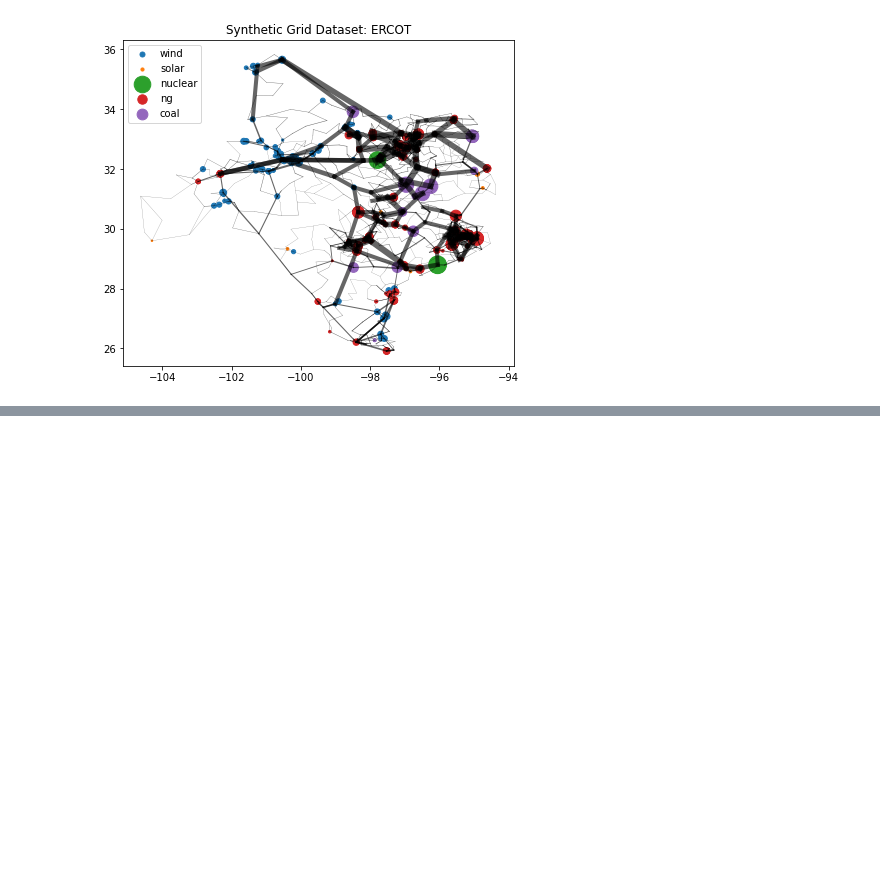
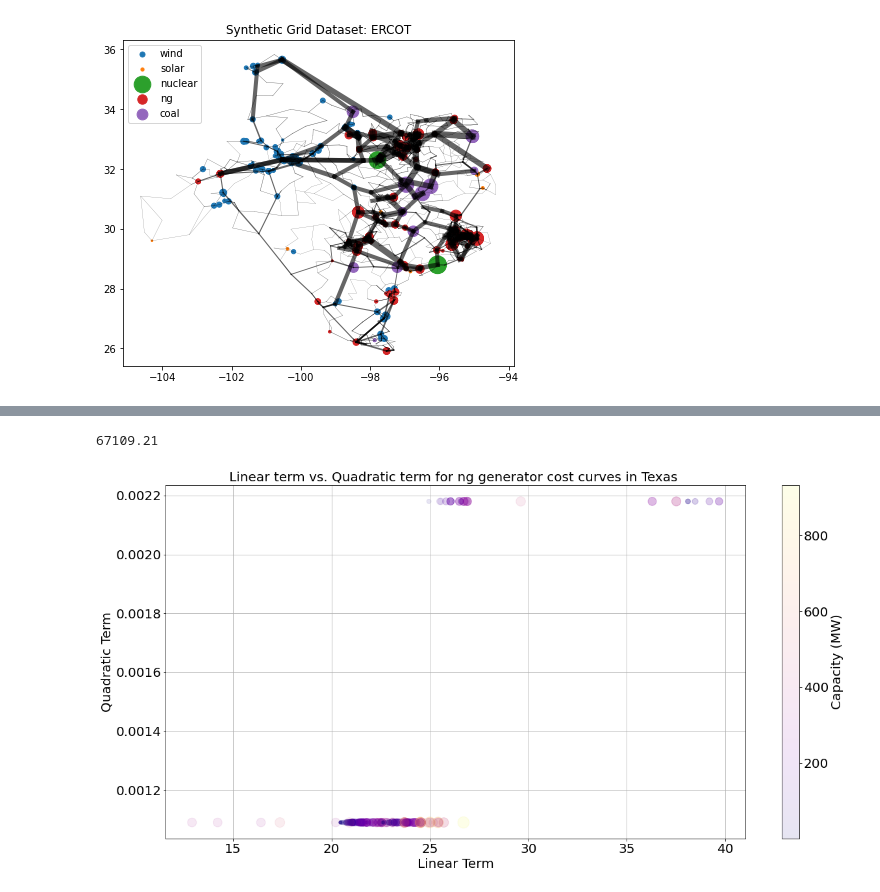
Before and after one commit to vineetjnair9/Dynamic-line-ratings-grid, a Jupyter notebook: DLR project.ipynb, the cells around one changed output, grey strips where cells are left out. Saved outputs shown, nothing was run; the diff lists cells and outputs as text; code cells hidden in the pictures; blank space fills up the shorter version.

```diff
--- a/DLR project.ipynb
+++ b/DLR project.ipynb
@@ -80,0 +185,10 @@ plt.colorbar(sc)
+# %%
+texas.bus['Pd'].sum()
+# %% [output]
+67109.21
+# %%
+from powersimdata.design.generation.cost_curves import plot_linear_vs_quadratic_terms
+
+plot_linear_vs_quadratic_terms(texas, 'Texas', 'ng')
+# %% [output]
+[figure, added]
```
Also changed, not shown: parts of 15 cells of this notebook, 1 other file.
